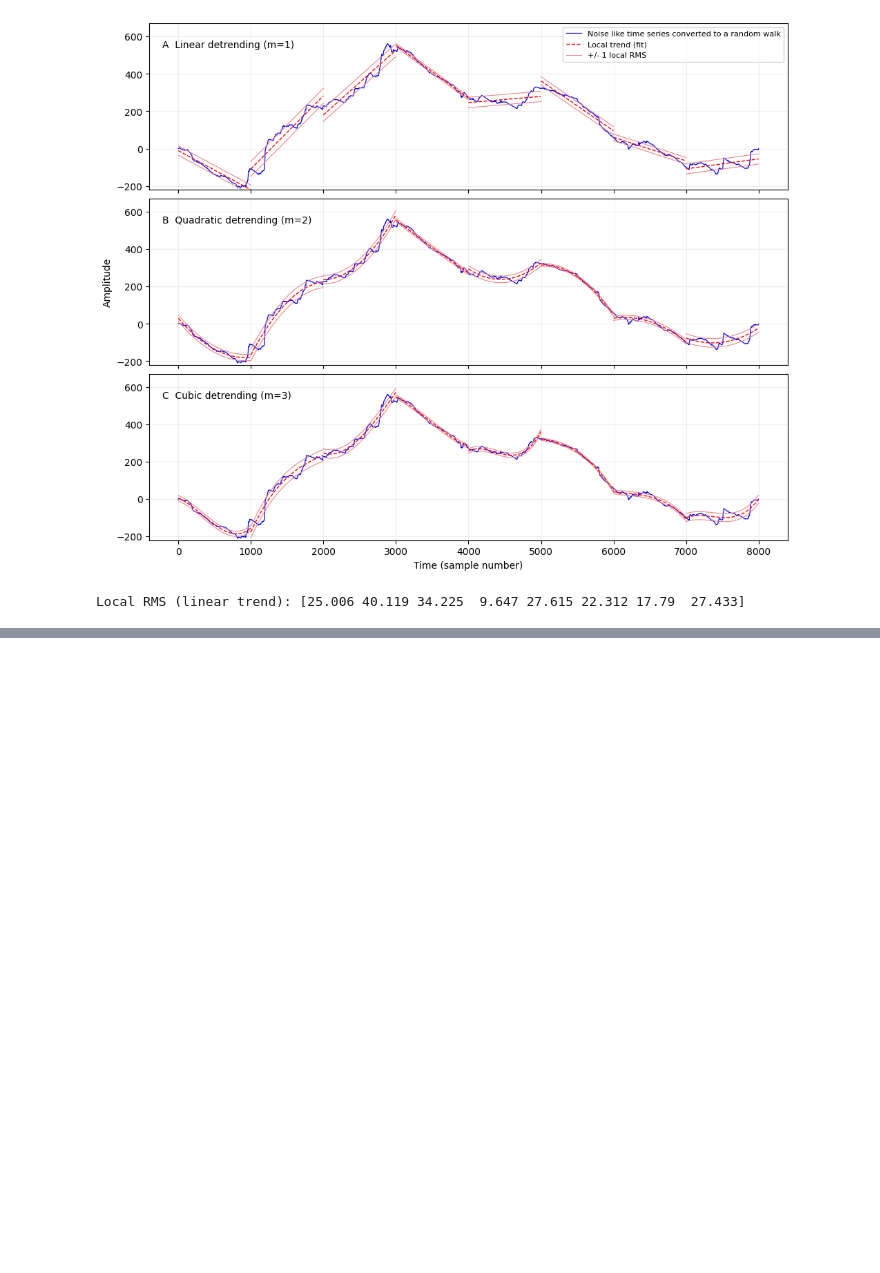
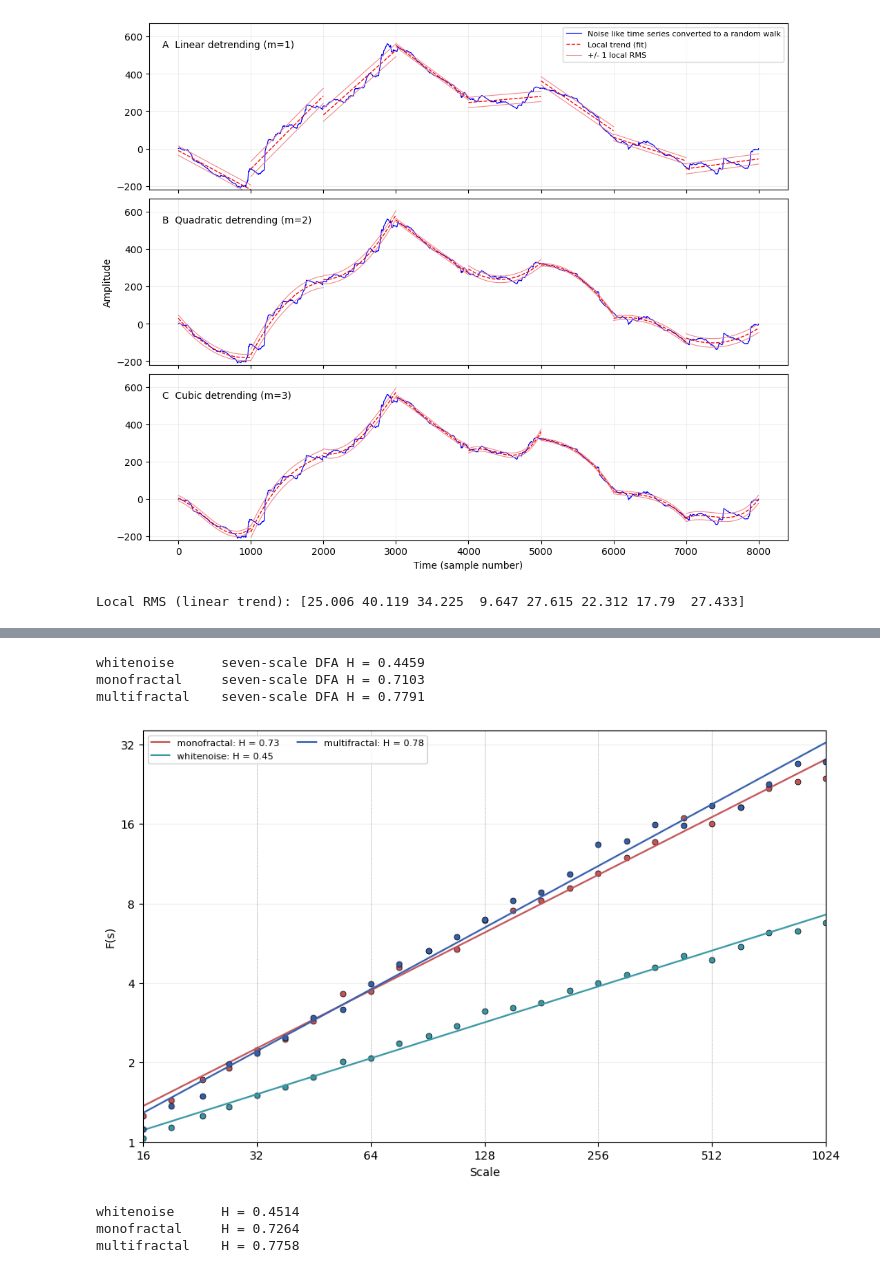
Before and after one commit to mrtkp9993/mfdfa-python, a Jupyter notebook: notebook.ipynb, the cells around one changed output, grey strips where cells are left out. Saved outputs shown, nothing was run; the diff lists cells and outputs as text; code cells hidden in the pictures; blank space fills up the shorter version.

```diff
--- a/notebook.ipynb
+++ b/notebook.ipynb
@@ -4,6 +4,7 @@ import matplotlib.pyplot as plt
 plt.rcParams.update(
     {"figure.figsize": (9, 3.4), "axes.grid": True, "grid.alpha": 0.2, "font.size": 10}
 )
+COLORS = {"whitenoise": "#3998a5", "monofractal": "#c45458", "multifractal": "#355fab"}
 # %%
 import numpy as np
 from scipy.io import loadmat
@@ -141,0 +193,67 @@ Local RMS (linear trend): [25.006 40.119 34.225  9.647 27.615 22.312 17.79  27.4
+# %%
+dfa_exponents = {}
+for name, f in F.items():
+    slope, intercept = np.polyfit(np.log2(scales), np.log2(f), 1)
+    dfa_exponents[name] = slope
+    print(f"{name:15s} seven-scale DFA H = {slope:.4f}")
+
+scales_fig5 = np.unique(np.rint(2 ** np.arange(4, 10.001, 0.25)).astype(int))
+F_fig5 = {
+    name: np.array(
+        [np.sqrt(np.mean(local_rms(profile, int(s), order) ** 2)) for s in scales_fig5]
+    )
+    for name, profile in rw.items()
+}
+fig5_coeff = {
+    name: np.polyfit(np.log2(scales_fig5), np.log2(f), 1) for name, f in F_fig5.items()
+}
+
+fig, ax = plt.subplots(figsize=(9, 5.5), layout="constrained")
+for guide in scales:
+    ax.axvline(guide, color="black", ls=":", lw=0.7, alpha=0.22)
+for name in ("monofractal", "whitenoise", "multifractal"):
+    color = COLORS[name]
+    f = F_fig5[name]
+    coeff = fig5_coeff[name]
+    fitted = 2 ** np.polyval(coeff, np.log2(scales_fig5))
+    ax.plot(
+        scales_fig5,
+        f,
+        "o",
+        ms=5,
+        color=color,
+        mec="black",
+        mew=0.5,
+    )
+    ax.plot(
+        scales_fig5,
+        fitted,
+        "-",
+        lw=1.5,
+        color=color,
+        label=f"{name}: H = {coeff[0]:.2f}",
+    )
+ax.set_xscale("log", base=2)
+ax.set_yscale("log", base=2)
+ax.set_xticks(scales)
+ax.set_xticklabels([str(v) for v in scales])
+ax.set_yticks([1, 2, 4, 8, 16, 32])
+ax.set_yticklabels(["1", "2", "4", "8", "16", "32"])
+ax.set(
+    xlim=(16, 1024),
+    ylim=(1, 36),
+    xlabel="Scale",
+    ylabel="F(s)",
+)
+ax.legend(ncol=2, fontsize=8)
+plt.show()
+for name in COLORS:
+    print(f"{name:15s} H = {fig5_coeff[name][0]:.4f}")
+# %% [output]
+whitenoise      seven-scale DFA H = 0.4459
+monofractal     seven-scale DFA H = 0.7103
+multifractal    seven-scale DFA H = 0.7791
+[figure, added]
+whitenoise      H = 0.4514
+monofractal     H = 0.7264
+multifractal    H = 0.7758
```
Also changed, not shown: parts of 1 cell of this notebook.
